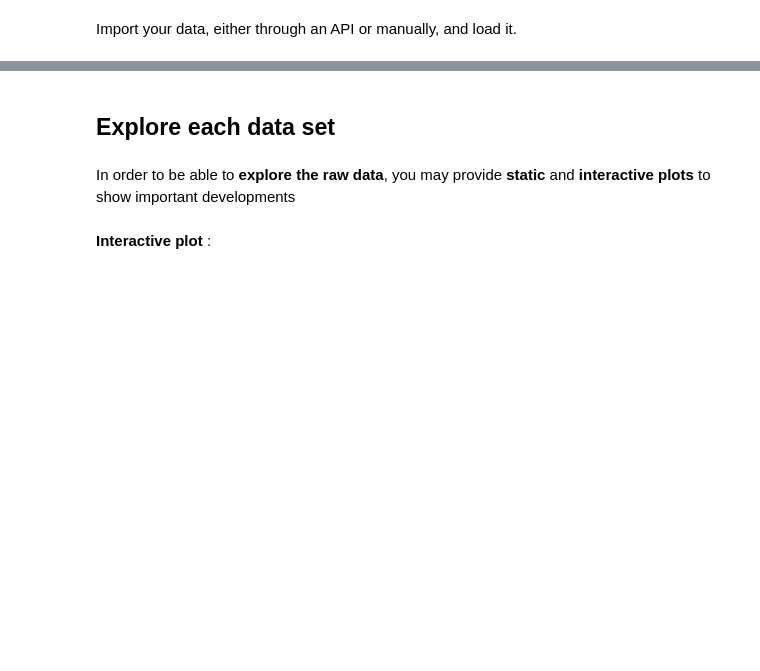
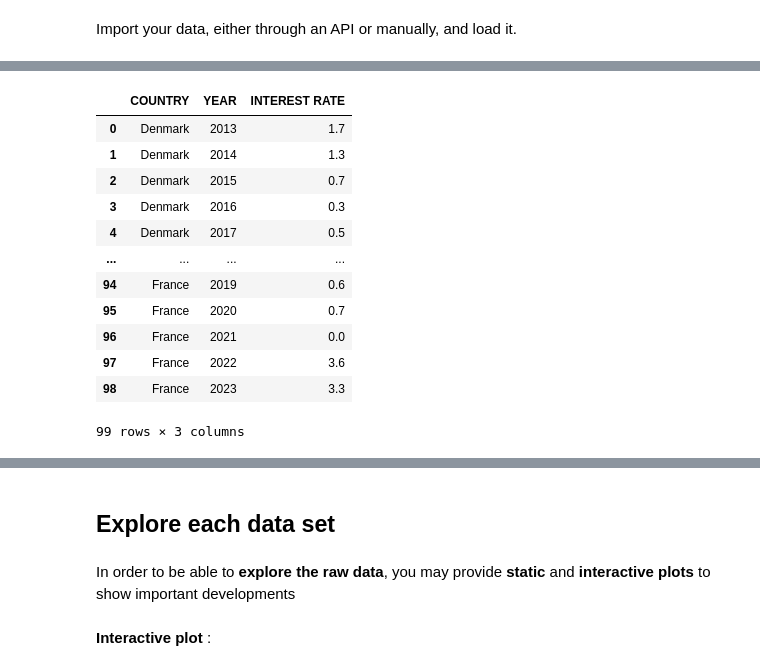
Before and after one commit to NumEconCopenhagen/projects-2024-sulaiman-phil-og-rabiah, a Jupyter notebook: dataproject/dataproject.ipynb, the cells around one changed output, grey strips where cells are left out. Drawn from its saved outputs; the diff is of its cells as text; code cells hidden in the pictures; blank space fills up the shorter version.

```diff
--- a/dataproject/dataproject.ipynb
+++ b/dataproject/dataproject.ipynb
@@ -124,0 +104,31 @@ bond.head(10)
+# %%
+#Changing names
+
+effective_int.rename(columns = {'LAND':'COUNTRY', 'TID':'YEAR','INDHOLD':'INTEREST RATE'}, inplace=True)
+
+country_mapping = {
+    'Danmark': 'Denmark',
+    'Schweiz': 'Switzerland',
+    'Tyskland': 'Germany',
+    'Japan': 'Japan',
+    'Sverige': 'Sweden',
+    'Norge': 'Norway',
+    'Frankrig': 'France'
+}
+
+effective_int['COUNTRY'] = effective_int['COUNTRY'].replace(country_mapping)
+effective_int.head(99)
+# %% [output]
+|  | COUNTRY | YEAR | INTEREST RATE |
+| 0 | Denmark | 2013 | 1.7 |
+| 1 | Denmark | 2014 | 1.3 |
+| 2 | Denmark | 2015 | 0.7 |
+| 3 | Denmark | 2016 | 0.3 |
+| 4 | Denmark | 2017 | 0.5 |
+| ... | ... | ... | ... |
+| 94 | France | 2019 | 0.6 |
+| 95 | France | 2020 | 0.7 |
+| 96 | France | 2021 | 0.0 |
+| 97 | France | 2022 | 3.6 |
+| 98 | France | 2023 | 3.3 |
+99 rows × 3 columns
```
Also changed, not shown: parts of 15 cells of this notebook.
